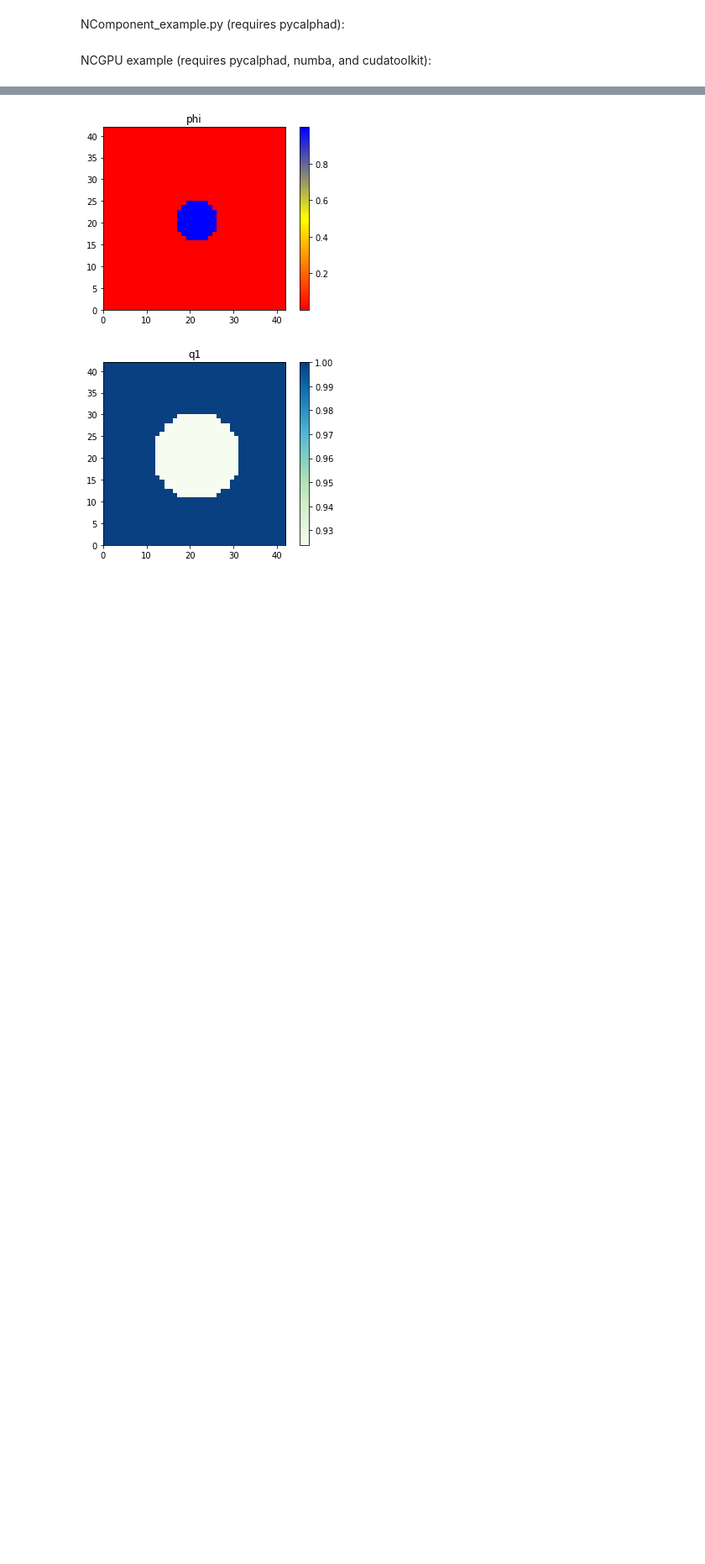
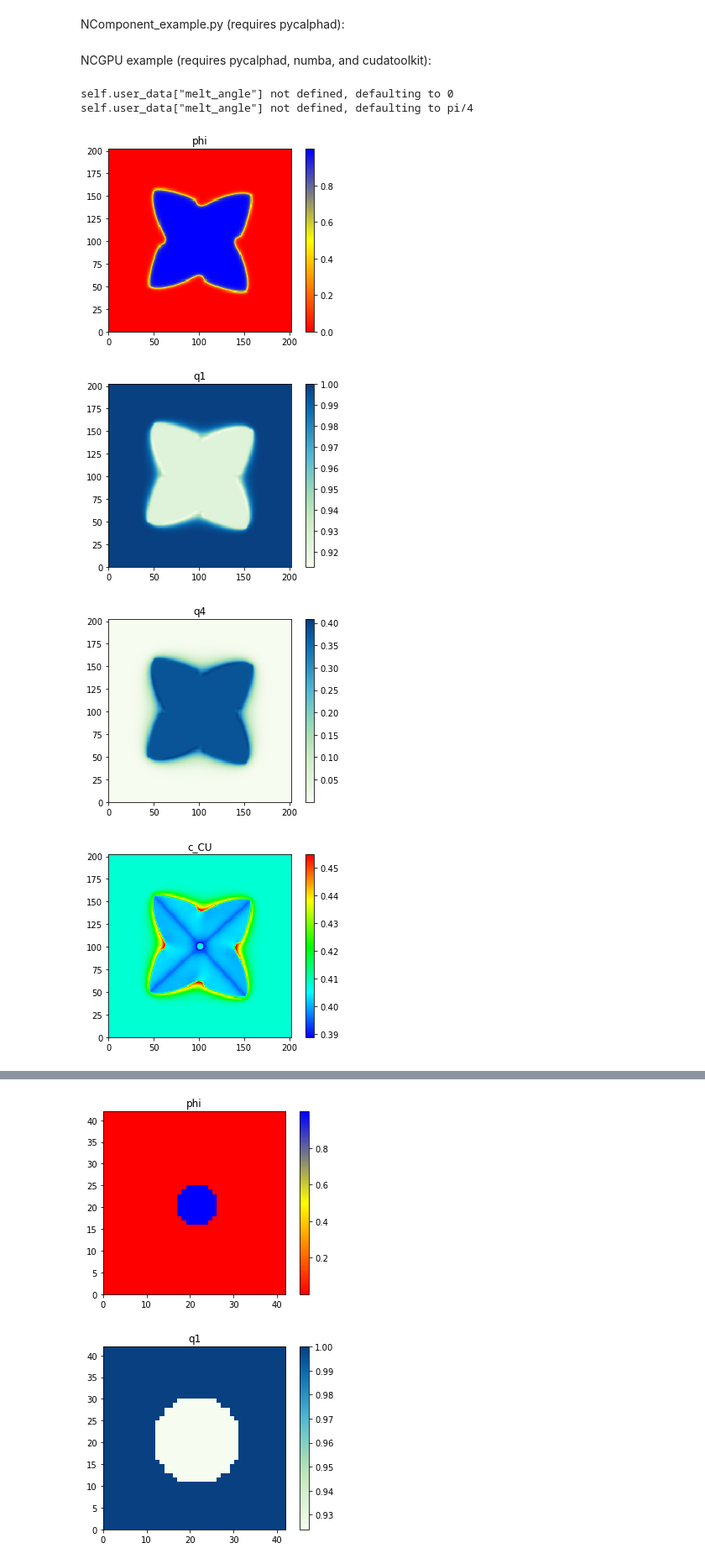
Before and after one commit to AdditiveModeling/pyphasefield, a Jupyter notebook: pyphasefield/pyphasefield/pyphasefield.ipynb, the cells around one changed output, grey strips where cells are left out. Shown at 84% size. Drawn from its saved outputs; the diff is of its cells as text; code cells hidden in the pictures; blank space fills up the shorter version.

Commit message:
NCGPU and AnisoDorrGPU models now work with subclassing version

```diff
--- a/pyphasefield/pyphasefield/pyphasefield.ipynb
+++ b/pyphasefield/pyphasefield/pyphasefield.ipynb
@@ -233,6 +233,59 @@ sim.initialize_fields_and_imported_data()
 #run simulation
 sim.simulate(2000)
 sim.plot_simulation(save_images=False)
+# %%
+import sys
+sys.path.insert(0,"..")
+import pyphasefield.Engines as engines
+import matplotlib.pyplot as plt
+
+
+sim = engines.AnisoDorrGPU(dimensions=[200, 200])
+
+#initialize non-array parameters
+sim.set_framework("GPU_SERIAL") #"CPU_SERIAL", "GPU_SERIAL"
+sim.set_dx(0.0000046)
+sim.set_time_step_counter(0)
+sim.set_temperature_type("ISOTHERMAL") #None, "ISOTHERMAL", "LINEAR_GRADIENT", "XDMF_FILE"
+sim.set_temperature_initial_T(1574.)
+sim.set_temperature_dTdx(None)
+sim.set_temperature_dTdy(None)
+sim.set_temperature_dTdz(None)
+sim.set_temperature_dTdt(None)
+sim.set_temperature_path(None)
+sim.set_temperature_units("K")
+sim.set_tdb_path(None)
+sim.set_tdb_phases(None)
+sim.set_tdb_components(None)
+sim.set_save_path(None)
+sim.set_autosave_flag(False)
+sim.set_autosave_save_images_flag(False)
+sim.set_autosave_rate(100000)
+sim.set_boundary_conditions("NEUMANN")
+
+data = {
+    "d_ratio":1.1,
+    "sim_type":"seed",
+    "initial_concentration_array":[0.40831]
+}
+sim.set_user_data(data)
+
+#initialize simulation arrays, all parameter changes should be BEFORE this point!
+sim.initialize_fields_and_imported_data()
+
+#change array data here, for custom simulations
+
+
+#run simulation
+sim.simulate(5000)
+sim.plot_simulation(interpolation="nearest", save_images=False)
+# %% [output]
+self.user_data["melt_angle"] not defined, defaulting to 0
+self.user_data["melt_angle"] not defined, defaulting to pi/4
+[figure, added]
+[figure, added]
+[figure, added]
+[figure, added]
 # %%
 import sys
 sys.path.insert(0,"..")
```
Also changed, not shown: parts of 1 cell of this notebook, 6 other files.
